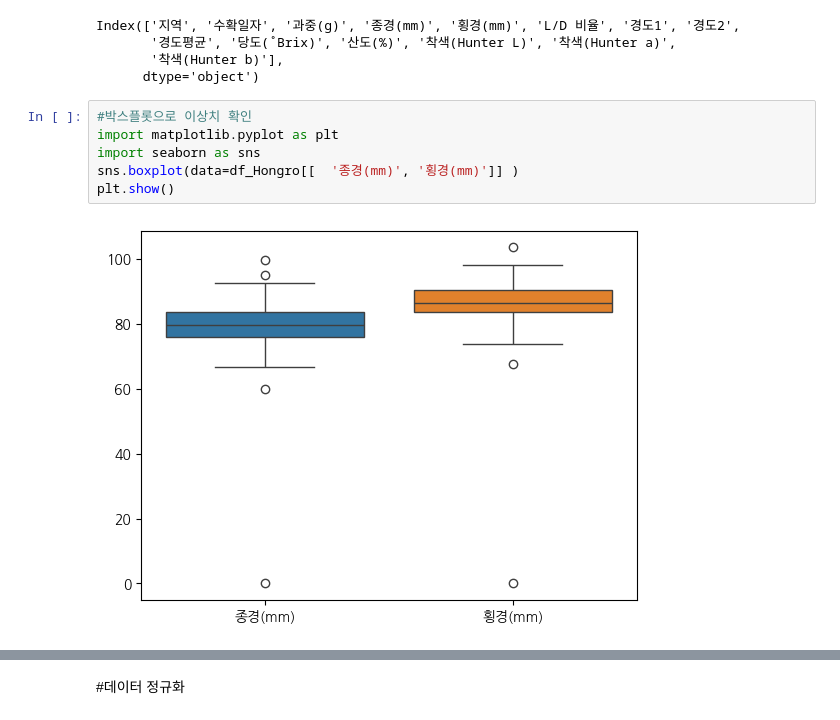
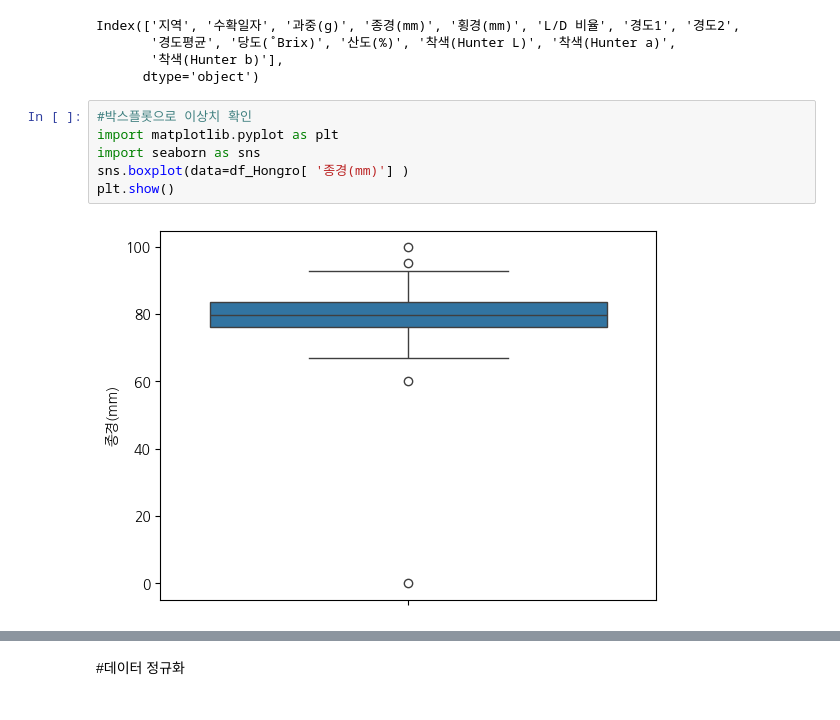
Before and after one commit to jobsiggang/2026_AI_Datascience, a Jupyter notebook: 2026kerisdata2~3.ipynb, the cells around one changed output, grey strips where cells are left out. Cells and saved outputs as stored; diff of their text form.

```diff
--- a/2026kerisdata2~3.ipynb
+++ b/2026kerisdata2~3.ipynb
@@ -166,8 +183,8 @@ Index(['지역', '수확일자', '과중(g)', '종경(mm)', '횡경(mm)', 'L/D
 # %%
 #박스플롯으로 이상치 확인
 import matplotlib.pyplot as plt
 import seaborn as sns
-sns.boxplot(data=df_Hongro[[  '종경(mm)', '횡경(mm)']] )
+sns.boxplot(data=df_Hongro[ '종경(mm)'] )
 plt.show()
 # %% [output]
-[figure, old version]
+[figure, new version]
```
Also changed, not shown: parts of 6 cells of this notebook.
